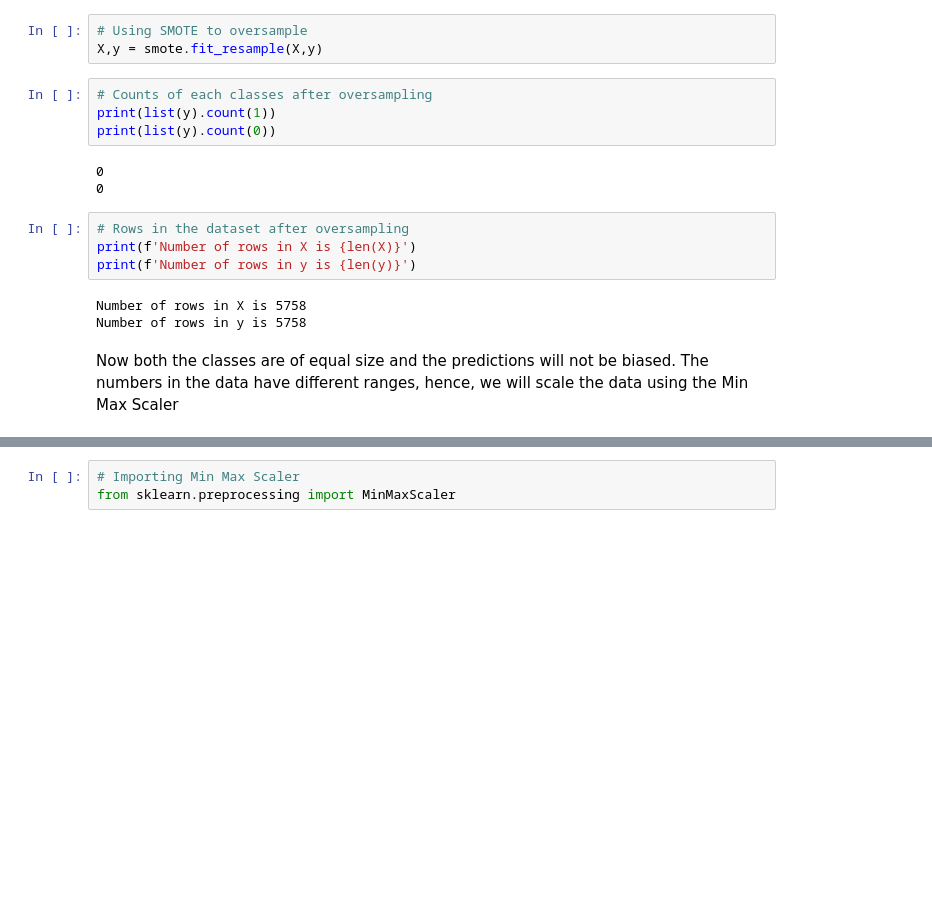
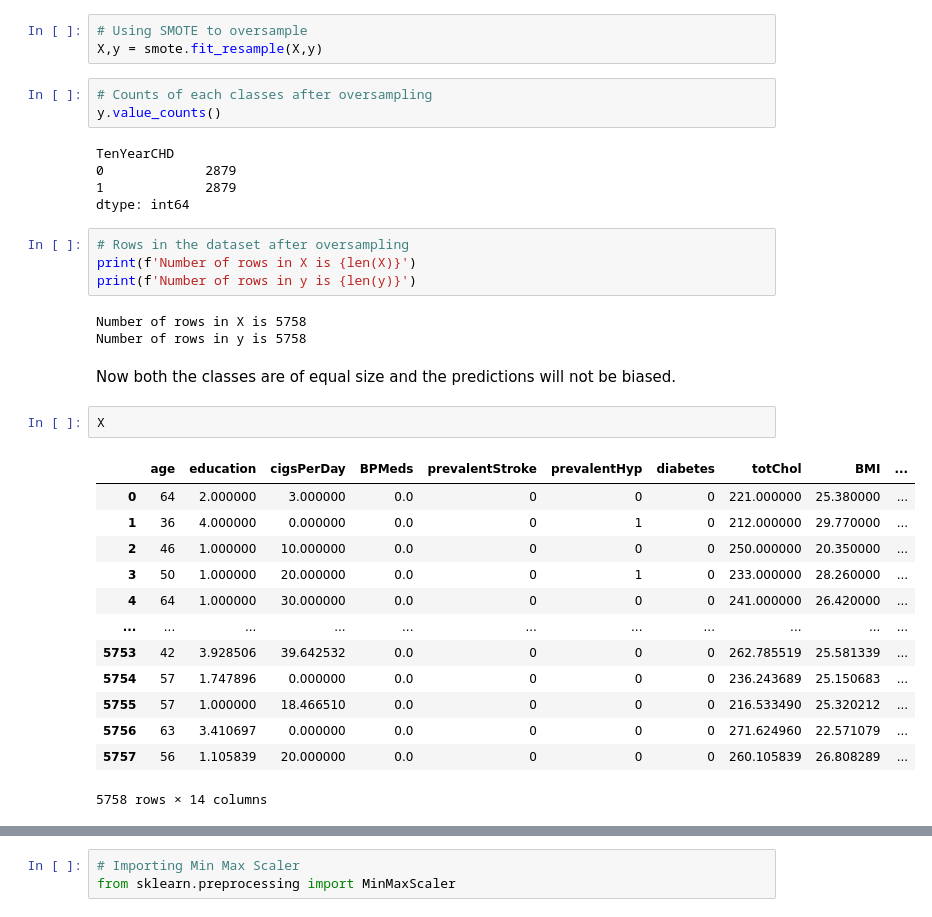
Before and after one commit to lakummahesh/Supervised-ML-Capstone-Project-Classification-Cardiovascular-Risk-Prediction, a Jupyter notebook: Cardiovascular_Risk_Prediction.ipynb, the cells around one changed output, grey strips where cells are left out. Cells and saved outputs as stored; diff of their text form; blank space fills up the shorter version.

```diff
--- a/Cardiovascular_Risk_Prediction.ipynb
+++ b/Cardiovascular_Risk_Prediction.ipynb
@@ -584,11 +617,12 @@ y has 3390 rows
 X,y = smote.fit_resample(X,y)
 # %%
 # Counts of each classes after oversampling
-print(list(y).count(1))
-print(list(y).count(0))
+y.value_counts()
 # %% [output]
-0
-0
+TenYearCHD
+0             2879
+1             2879
+dtype: int64
 # %%
 # Rows in the dataset after oversampling
 print(f'Number of rows in X is {len(X)}')
@@ -598,4 +632,19 @@ Number of rows in X is 5758
 Number of rows in y is 5758
 # %% [markdown]
 Now both the classes are of equal size and the predictions will not be biased.
-The numbers in the data have different ranges, hence, we will scale the data using the Min Max Scaler
+# %%
+X
+# %% [output]
+|  | age | education | cigsPerDay | BPMeds | prevalentStroke | prevalentHyp | diabetes | totChol | BMI | ... |
+| 0 | 64 | 2.000000 | 3.000000 | 0.0 | 0 | 0 | 0 | 221.000000 | 25.380000 | ... |
+| 1 | 36 | 4.000000 | 0.000000 | 0.0 | 0 | 1 | 0 | 212.000000 | 29.770000 | ... |
+| 2 | 46 | 1.000000 | 10.000000 | 0.0 | 0 | 0 | 0 | 250.000000 | 20.350000 | ... |
+| 3 | 50 | 1.000000 | 20.000000 | 0.0 | 0 | 1 | 0 | 233.000000 | 28.260000 | ... |
+| 4 | 64 | 1.000000 | 30.000000 | 0.0 | 0 | 0 | 0 | 241.000000 | 26.420000 | ... |
+| ... | ... | ... | ... | ... | ... | ... | ... | ... | ... | ... |
+| 5753 | 42 | 3.928506 | 39.642532 | 0.0 | 0 | 0 | 0 | 262.785519 | 25.581339 | ... |
+| 5754 | 57 | 1.747896 | 0.000000 | 0.0 | 0 | 0 | 0 | 236.243689 | 25.150683 | ... |
+| 5755 | 57 | 1.000000 | 18.466510 | 0.0 | 0 | 0 | 0 | 216.533490 | 25.320212 | ... |
+| 5756 | 63 | 3.410697 | 0.000000 | 0.0 | 0 | 0 | 0 | 271.624960 | 22.571079 | ... |
+| 5757 | 56 | 1.105839 | 20.000000 | 0.0 | 0 | 0 | 0 | 260.105839 | 26.808289 | ... |
+5758 rows × 14 columns
```
Also changed, not shown: parts of 51 cells of this notebook.
